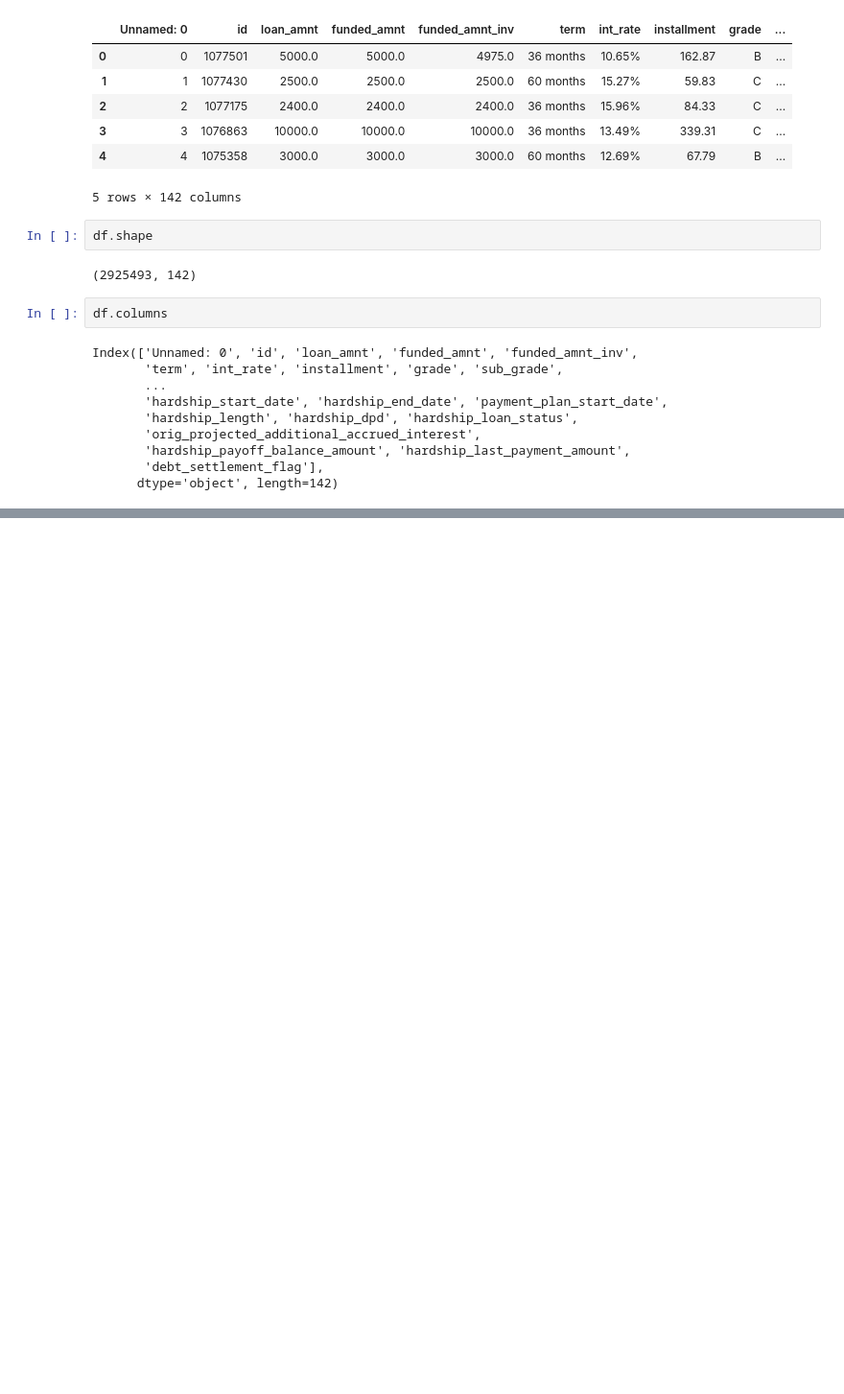
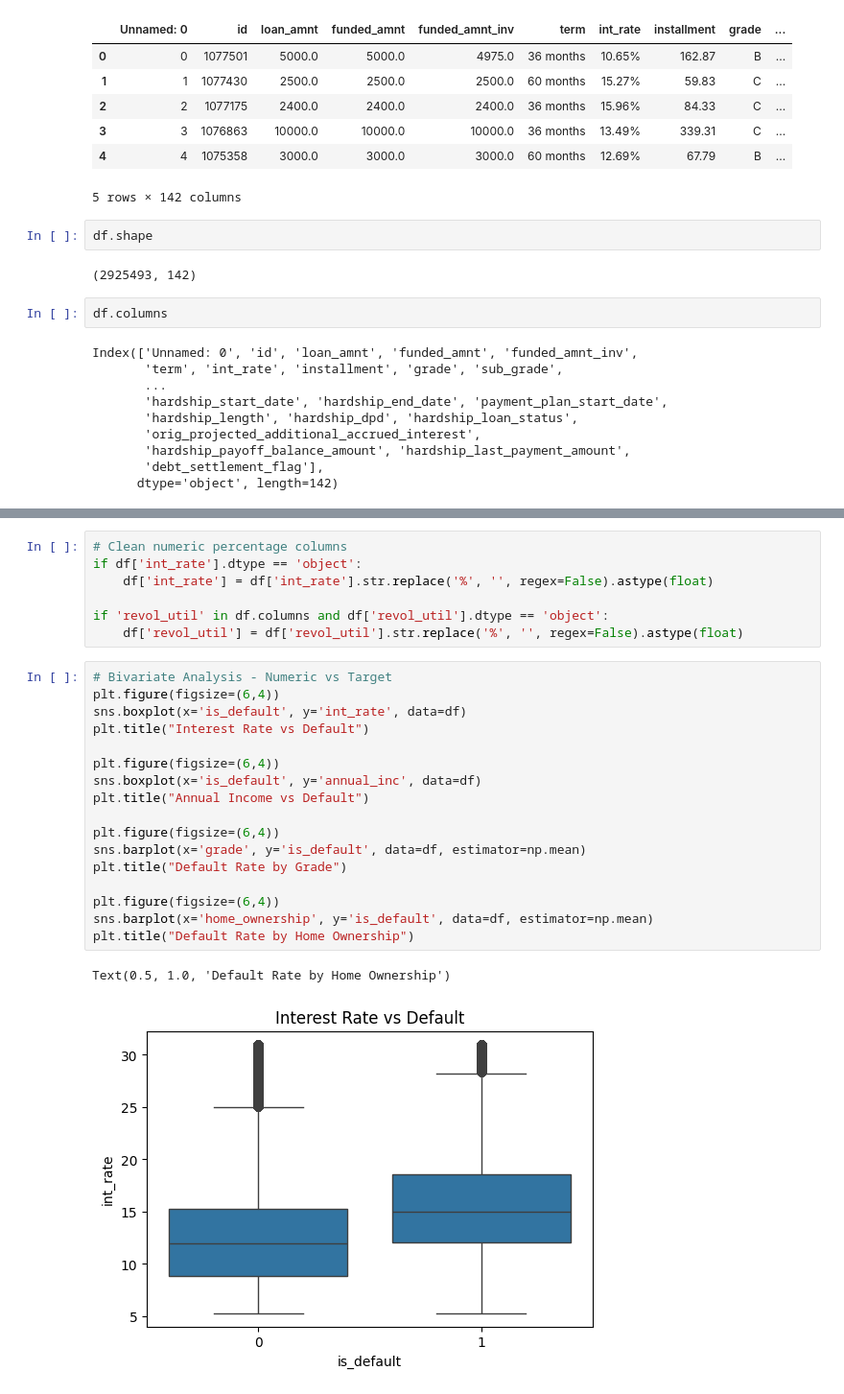
Before and after one commit to DhruvParmar051/peer_to_peer_lending_risk_management, a Jupyter notebook: notebooks/exploratory_data_analysis.ipynb, the cells around one changed output, grey strips where cells are left out. Shown at 96% size. Saved outputs shown, nothing was run; the diff lists cells and outputs as text; blank space fills up the shorter version.

```diff
--- a/notebooks/exploratory_data_analysis.ipynb
+++ b/notebooks/exploratory_data_analysis.ipynb
@@ -41,0 +151,27 @@ memory usage: 3.1+ GB
+# %%
+# Clean numeric percentage columns
+if df['int_rate'].dtype == 'object':
+    df['int_rate'] = df['int_rate'].str.replace('%', '', regex=False).astype(float)
+
+if 'revol_util' in df.columns and df['revol_util'].dtype == 'object':
+    df['revol_util'] = df['revol_util'].str.replace('%', '', regex=False).astype(float)
+# %%
+# Bivariate Analysis - Numeric vs Target
+plt.figure(figsize=(6,4))
+sns.boxplot(x='is_default', y='int_rate', data=df)
+plt.title("Interest Rate vs Default")
+
+plt.figure(figsize=(6,4))
+sns.boxplot(x='is_default', y='annual_inc', data=df)
+plt.title("Annual Income vs Default")
+
+plt.figure(figsize=(6,4))
+sns.barplot(x='grade', y='is_default', data=df, estimator=np.mean)
+plt.title("Default Rate by Grade")
+
+plt.figure(figsize=(6,4))
+sns.barplot(x='home_ownership', y='is_default', data=df, estimator=np.mean)
+plt.title("Default Rate by Home Ownership")
+# %% [output]
+Text(0.5, 1.0, 'Default Rate by Home Ownership')
+[figure, added]
```
Also changed, not shown: parts of 21 cells of this notebook, 1 other file.
